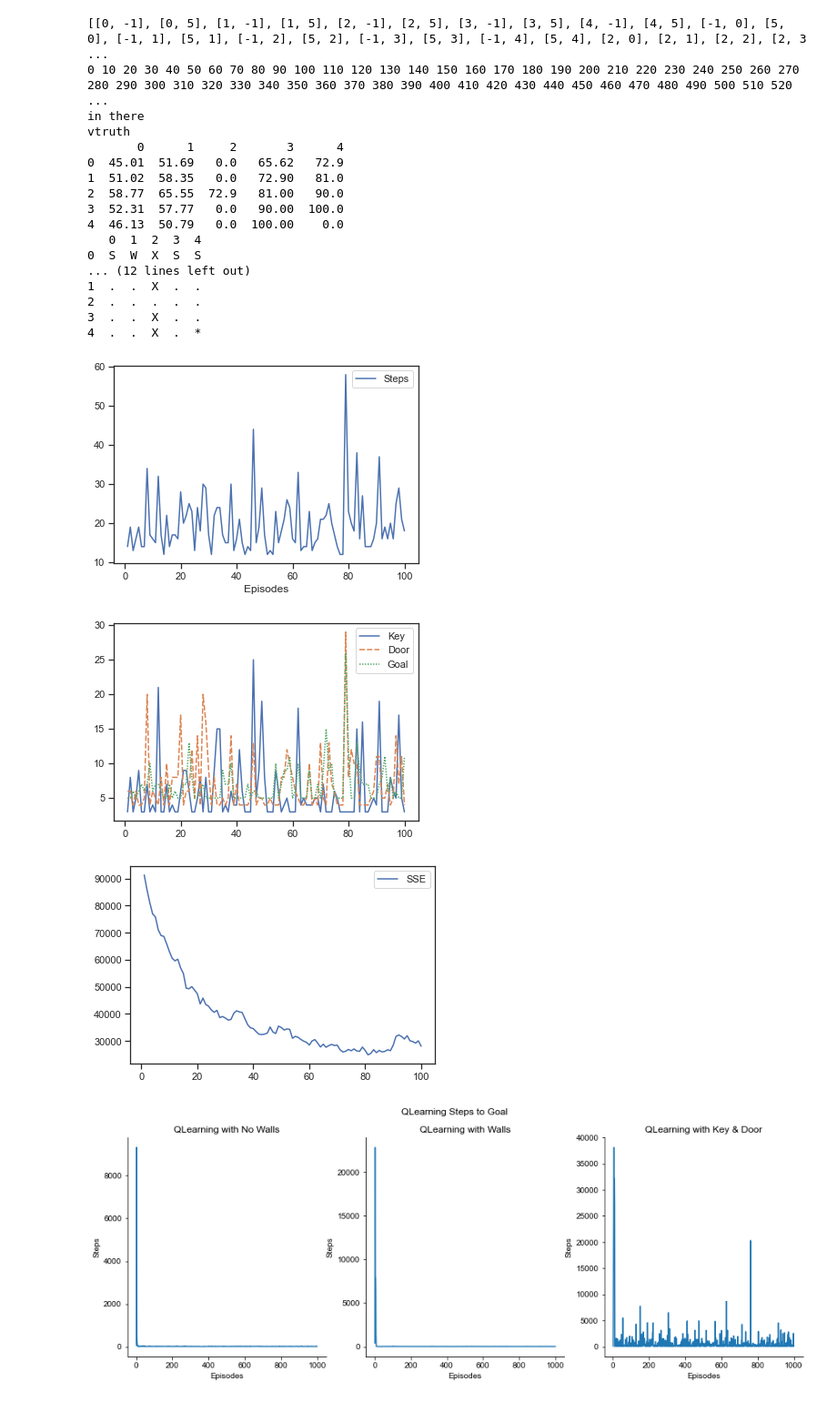
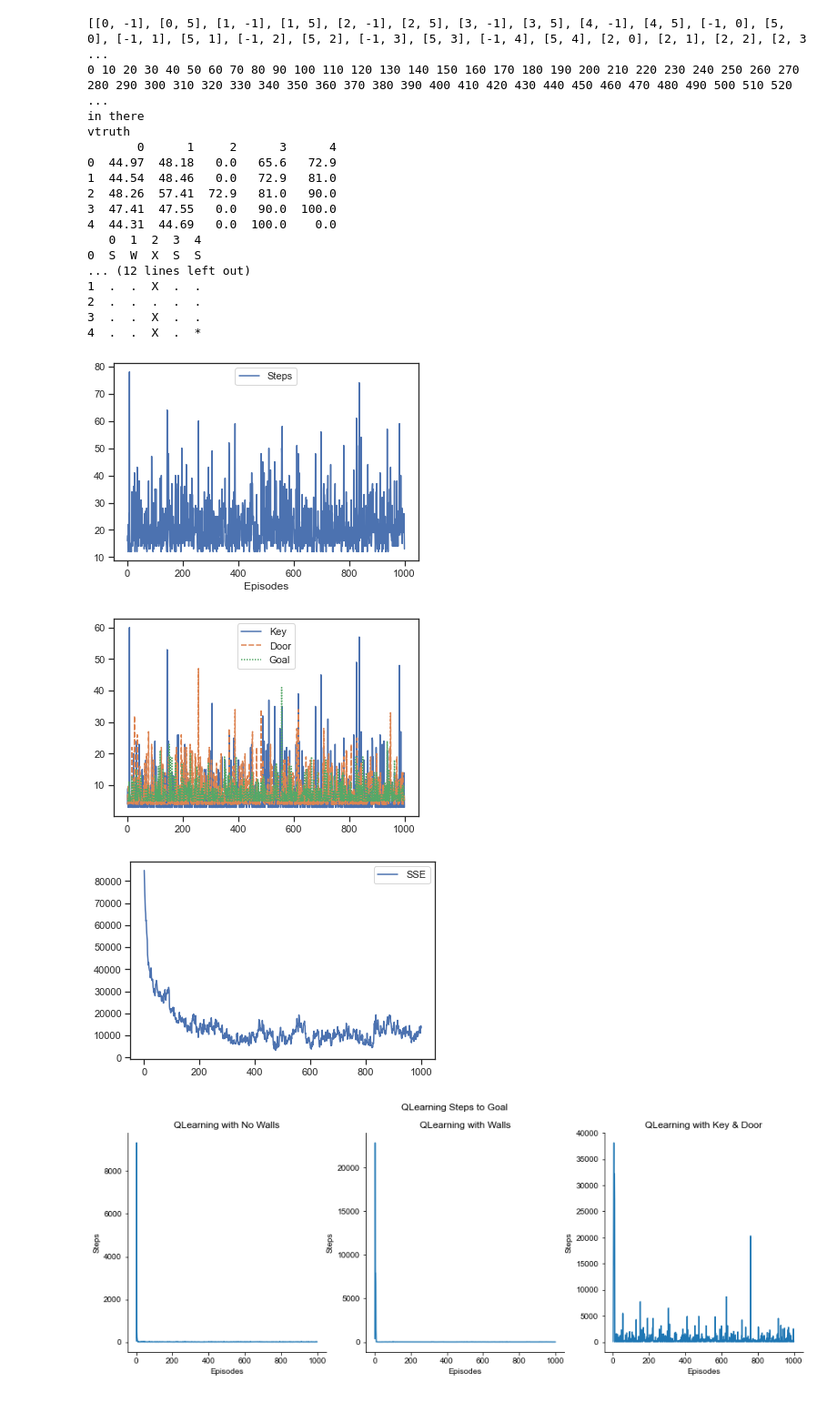
Before and after one commit to FreedomEclipse/GridWorld, a Jupyter notebook: gridworldAdvClean.ipynb, the cells around one changed output. Shown at 91% size. Drawn from its saved outputs; the diff is of its cells as text; code cells hidden in the pictures.

```diff
--- a/gridworldAdvClean.ipynb
+++ b/gridworldAdvClean.ipynb
@@ -319,17 +324,28 @@ def run(pdef, iters, path, eps, getQtruth, alg):
                 #    epsval = eps/(i+1)
 
                 p = np.random.random()
-                if p < (1-eps):
-                    if player.policy[x][y] != 0:
-                        direct = player.policy[x][y]
-                    else:
+                if alg != 'sarsa':
+                    if p < (1-eps):
+                        if player.policy[x][y] != 0:
+                            direct = player.policy[x][y]
+                        else:
+                            direct = player.findRandDirection()
+                    else: # random
                         direct = player.findRandDirection()
-                else: # random
-                    direct = player.findRandDirection()
+
+
+                else:
+                    direct = getDirChar(qlearn.sarNextDir)
+                    #print(direct)
+
+
+
+
+                d = getDirInt(direct)
 
                 next_state = player.detNextState(player.curr_state, direct)
 
-                d = getDirInt(direct)
+
 
                 if alg == 'ql':
                     qhat = qlearn.findQhat(grid.rewards, player.qtable, player.curr_state, next_state, d)
@@ -580,11 +559,11 @@ print(grid.qtruth)
 
 
 
-runiters = [100]
+runiters = [1000]
 for i in range(0, len(runiters)):
 
     #p = [['S', 'E', 'E', 'E', 'S'], ['E', 'S', 'S', 'S', 'W'], ['N', 'E', 'E', 'S', 'S'], ['N', 'W', 'W', 'E', 'S'], ['N', 'W', 'W', 'E', 'N']]
-    policy = pd.DataFrame(p)
+    #policy = pd.DataFrame(p)
 
     grid.reset_showboard()
     player = Player(grid, [0, 0])
@@ -603,6 +582,8 @@ for i in range(0, len(runiters)):
 
     player.detPolicyV()
 
+    print(player.qtable)
+
     print(player.policy)
 
 sarsteps = charts.stepsGoal[:]
@@ -776,11 +759,11 @@ print(grid.qtruth)
 
 
 
-runiters = [100]
+runiters = [1000]
 for i in range(0, len(runiters)):
 
     #p = [['S', 'E', 'E', 'E', 'S'], ['E', 'S', 'S', 'S', 'W'], ['N', 'E', 'E', 'S', 'S'], ['N', 'W', 'W', 'E', 'S'], ['N', 'W', 'W', 'E', 'N']]
-    policy = pd.DataFrame(p)
+    #policy = pd.DataFrame(p)
 
     grid.reset_showboard()
     player = Player(grid, [0, 0])
@@ -794,6 +777,7 @@ for i in range(0, len(runiters)):
     player.detPolicyV()
 
     print(player.policy)
+    print(player.qtable)
 
 
 sarwsteps = charts.stepsGoal[:]
@@ -1037,7 +1029,7 @@ print("vtruth")
 print(grid.vtruth)
 
 
-runiters = [100]
+runiters = [1000]
 for i in range(0, len(runiters)):
     p = [['S', 'W', 'X', 'S', 'S'], ['S', 'W', 'X', 'S', 'S'], ['S', 'E', 'E', 'E', 'S'], ['S', 'N', 'X', 'E', 'S'], ['E', 'N', 'X', 'E', 'N']]
     policy = pd.DataFrame(p)
@@ -1047,42 +1039,42 @@ for i in range(0, len(runiters)):
     player.policy = policy
     print(player.policy)
     charts = Charts(runiters[i])
 
     run(False, runiters[i], None, 0.3, False, 'td')
 
     print(grid.show_board)
 
 tdkeysteps = charts.stepsGoal[:]
 tdkeysse = charts.sse[:]
 tdkey = charts.stepsKey
 
 plt.figure()
 g1 = sns.lineplot(data=tdkeysteps)
 plt.figure()
 g2 = sns.lineplot(data=tdkey)
 plt.figure()
 g3 = sns.lineplot(data=tdkeysse)
 # %% [output]
 [[0, -1], [0, 5], [1, -1], [1, 5], [2, -1], [2, 5], [3, -1], [3, 5], [4, -1], [4, 5], [-1, 0], [5, 0], [-1, 1], [5, 1], [-1, 2], [5, 2], [-1, 3], [5, 3], [-1, 4], [5, 4], [2, 0], [2, 1], [2, 2], [2, 3 ...
 0 10 20 30 40 50 60 70 80 90 100 110 120 130 140 150 160 170 180 190 200 210 220 230 240 250 260 270 280 290 300 310 320 330 340 350 360 370 380 390 400 410 420 430 440 450 460 470 480 490 500 510 520 ...
 in there
 vtruth
-       0      1     2       3      4
-0  45.01  51.69   0.0   65.62   72.9
-1  51.02  58.35   0.0   72.90   81.0
-2  58.77  65.55  72.9   81.00   90.0
-3  52.31  57.77   0.0   90.00  100.0
-4  46.13  50.79   0.0  100.00    0.0
+       0      1     2      3      4
+0  44.97  48.18   0.0   65.6   72.9
+1  44.54  48.46   0.0   72.9   81.0
+2  48.26  57.41  72.9   81.0   90.0
+3  47.41  47.55   0.0   90.0  100.0
+4  44.31  44.69   0.0  100.0    0.0
    0  1  2  3  4
 0  S  W  X  S  S
 ... (12 lines left out)
 1  .  .  X  .  .
 2  .  .  .  .  .
 3  .  .  X  .  .
 4  .  .  X  .  *
-[figure, old version]
+[figure, new version]
-[figure, old version]
+[figure, new version]
-[figure, old version]
+[figure, new version]
 # %%
 fig, axes = plt.subplots(ncols=3, nrows=1, figsize=(15, 5))
 fig.suptitle('QLearning Steps to Goal')
```
Also changed, not shown: parts of 18 cells of this notebook.
